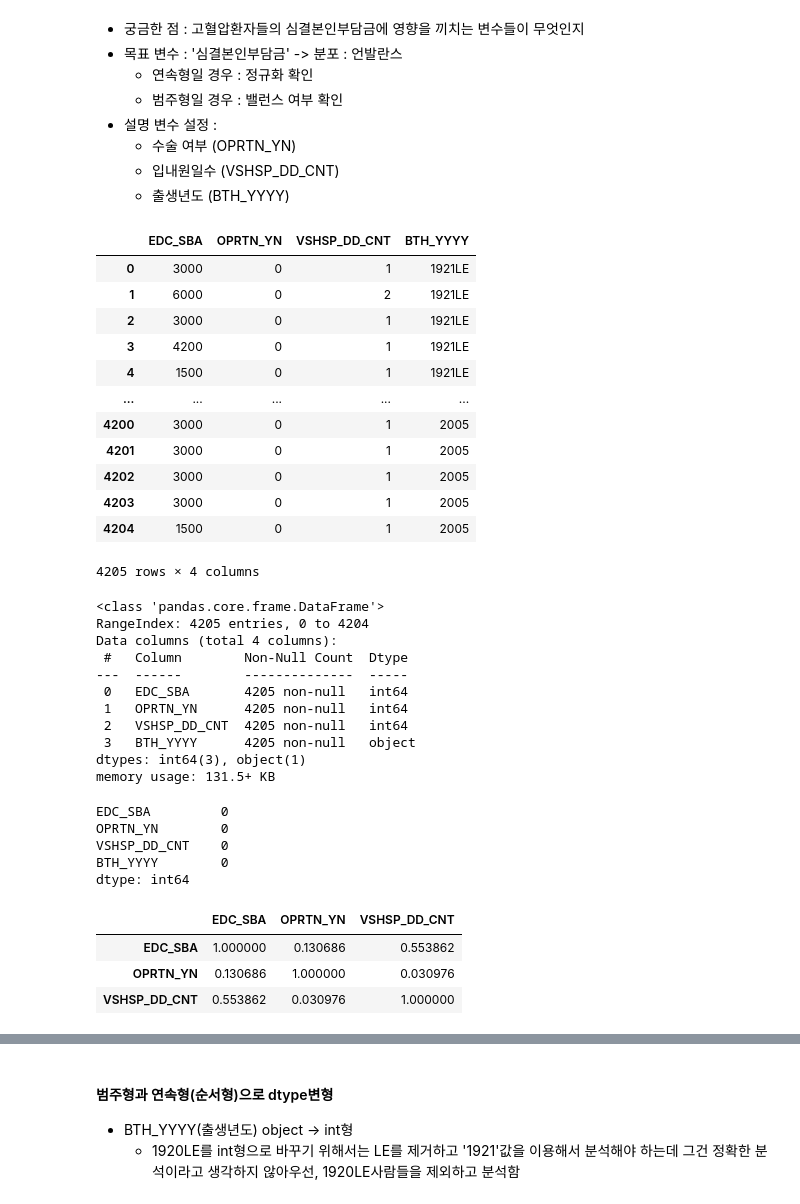
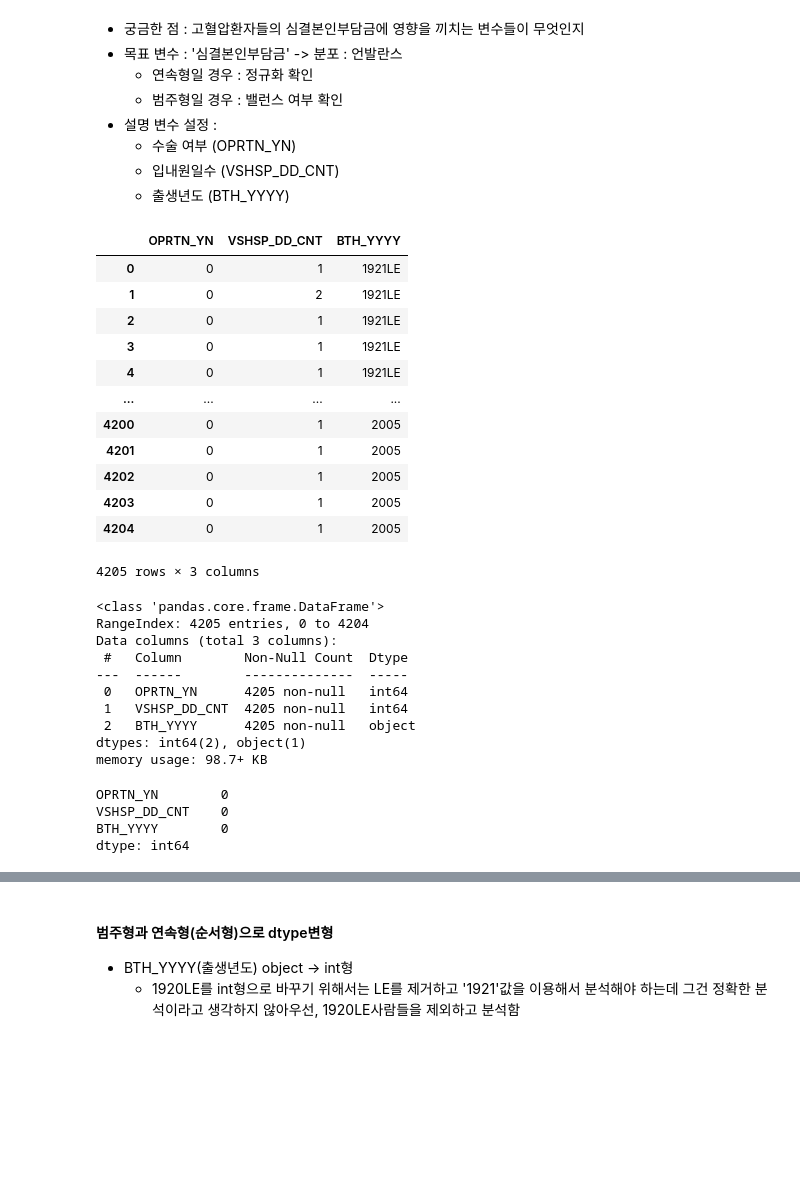
Before and after one commit to hhyowon/toy_data_analysis, a Jupyter notebook: Join_Collection_BND_M20/EDA/Join_Collection_BND_M20_EDA_hyo.ipynb, the cells around one changed output, grey strips where cells are left out. Drawn from its saved outputs; the diff is of its cells as text; code cells hidden in the pictures; blank space fills up the shorter version.

```diff
--- a/Join_Collection_BND_M20/EDA/Join_Collection_BND_M20_EDA_hyo.ipynb
+++ b/Join_Collection_BND_M20/EDA/Join_Collection_BND_M20_EDA_hyo.ipynb
@@ -22,48 +22,39 @@ Index(['Unnamed: 0', 'EDC_SBA', 'OPRTN_YN', 'MDCARE_DD_CNT', 'BTH_YYYY',
     - 입내원일수 (VSHSP_DD_CNT)
     - 출생년도 (BTH_YYYY)
 # %%
-df_I10_h = df_I10[['EDC_SBA','OPRTN_YN','VSHSP_DD_CNT','BTH_YYYY']]
-df_I10_h  #분석할 컬럼들만 추출
+df_I10_h = df_I10[['OPRTN_YN','VSHSP_DD_CNT','BTH_YYYY']]
+df_I10_h
 # %% [output]
-|  | EDC_SBA | OPRTN_YN | VSHSP_DD_CNT | BTH_YYYY |
-| 0 | 3000 | 0 | 1 | 1921LE |
-| 1 | 6000 | 0 | 2 | 1921LE |
-| 2 | 3000 | 0 | 1 | 1921LE |
-| 3 | 4200 | 0 | 1 | 1921LE |
-| 4 | 1500 | 0 | 1 | 1921LE |
-| ... | ... | ... | ... | ... |
-| 4200 | 3000 | 0 | 1 | 2005 |
-| 4201 | 3000 | 0 | 1 | 2005 |
-| 4202 | 3000 | 0 | 1 | 2005 |
-| 4203 | 3000 | 0 | 1 | 2005 |
-| 4204 | 1500 | 0 | 1 | 2005 |
+|  | OPRTN_YN | VSHSP_DD_CNT | BTH_YYYY |
+| 0 | 0 | 1 | 1921LE |
+| 1 | 0 | 2 | 1921LE |
+| 2 | 0 | 1 | 1921LE |
+| 3 | 0 | 1 | 1921LE |
+| 4 | 0 | 1 | 1921LE |
+| ... | ... | ... | ... |
+| 4200 | 0 | 1 | 2005 |
+| 4201 | 0 | 1 | 2005 |
+| 4202 | 0 | 1 | 2005 |
+| 4203 | 0 | 1 | 2005 |
+| 4204 | 0 | 1 | 2005 |
-4205 rows × 4 columns
+4205 rows × 3 columns
 # %%
 df_I10_h.info()
 # %% [output]
 <class 'pandas.core.frame.DataFrame'>
 RangeIndex: 4205 entries, 0 to 4204
-Data columns (total 4 columns):
+Data columns (total 3 columns):
  #   Column        Non-Null Count  Dtype
 ---  ------        --------------  -----
- 0   EDC_SBA       4205 non-null   int64
- 1   OPRTN_YN      4205 non-null   int64
- 2   VSHSP_DD_CNT  4205 non-null   int64
- 3   BTH_YYYY      4205 non-null   object
-dtypes: int64(3), object(1)
-memory usage: 131.5+ KB
+ 0   OPRTN_YN      4205 non-null   int64
+ 1   VSHSP_DD_CNT  4205 non-null   int64
+ 2   BTH_YYYY      4205 non-null   object
+dtypes: int64(2), object(1)
+memory usage: 98.7+ KB
 # %%
 df_I10_h.isnull().sum()   #데이터 전처리
 # %% [output]
-EDC_SBA         0
 OPRTN_YN        0
 VSHSP_DD_CNT    0
 BTH_YYYY        0
 dtype: int64
-# %%
-df_I10_h.corr() # 상관 계수 계산
-# %% [output]
-|  | EDC_SBA | OPRTN_YN | VSHSP_DD_CNT |
-| EDC_SBA | 1.000000 | 0.130686 | 0.553862 |
-| OPRTN_YN | 0.130686 | 1.000000 | 0.030976 |
-| VSHSP_DD_CNT | 0.553862 | 0.030976 | 1.000000 |
```
Also changed, not shown: parts of 11 cells of this notebook, 14 other files.
